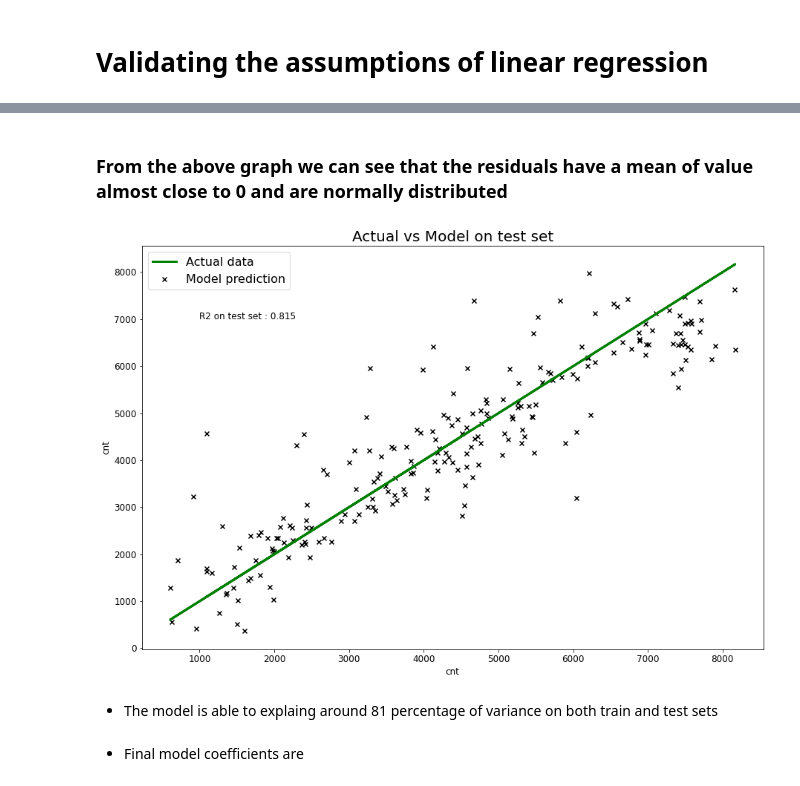
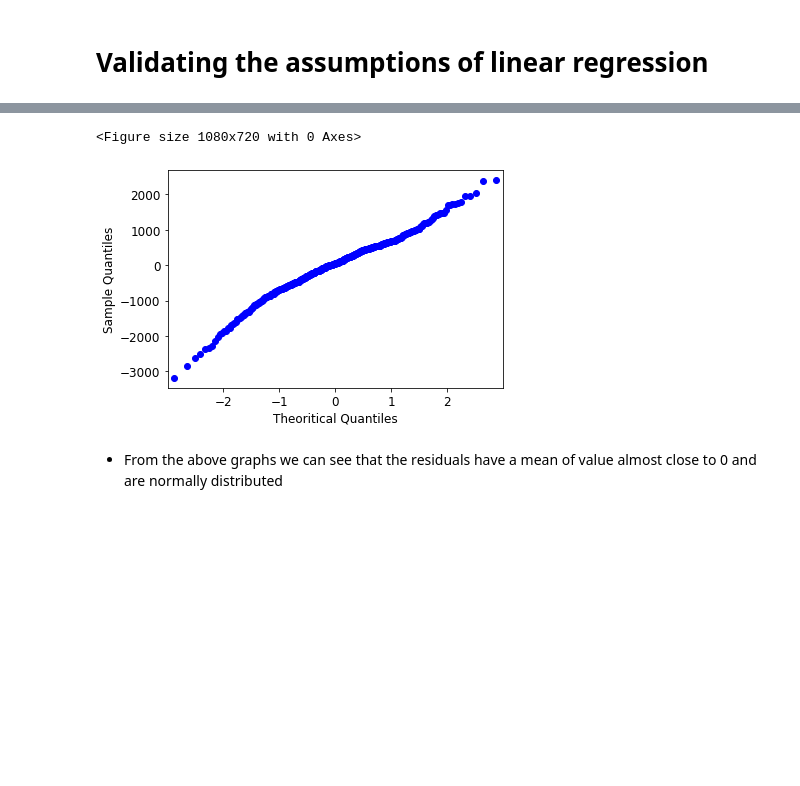
Before and after one commit to kvc0608/Bike-sharing, a Jupyter notebook: Anirudh_KVC.ipynb, the cells around one changed output, grey strips where cells are left out. Saved outputs shown, nothing was run; the diff lists cells and outputs as text; code cells hidden in the pictures; blank space fills up the shorter version.

```diff
--- a/Anirudh_KVC.ipynb
+++ b/Anirudh_KVC.ipynb
@@ -842,11 +965,7 @@ rel_models[-1].plot_residual()
+# %%
+rel_models[-1].plotqq()
+# %% [output]
+<Figure size 1080x720 with 0 Axes>
+[figure, added]
 # %% [markdown]
-### From the above graph we can see that the residuals have a mean of value almost close to 0 and are normally distributed
+- From the above graphs we can see that the residuals have a mean of value almost close to 0 and are normally distributed
-# %%
-# Plotting the predictions on test set
-rel_models[-1].plot_predictions(y_test,rel_models[-1].y_test_pred,"test")
-# %% [output]
-[figure, removed]
-# %% [markdown]
-- The model is able to explaing around 81 percentage of variance on both train and test sets
-# %% [markdown]
-- Final model coefficients are
```
Also changed, not shown: parts of 90 cells of this notebook, 3 other files.
